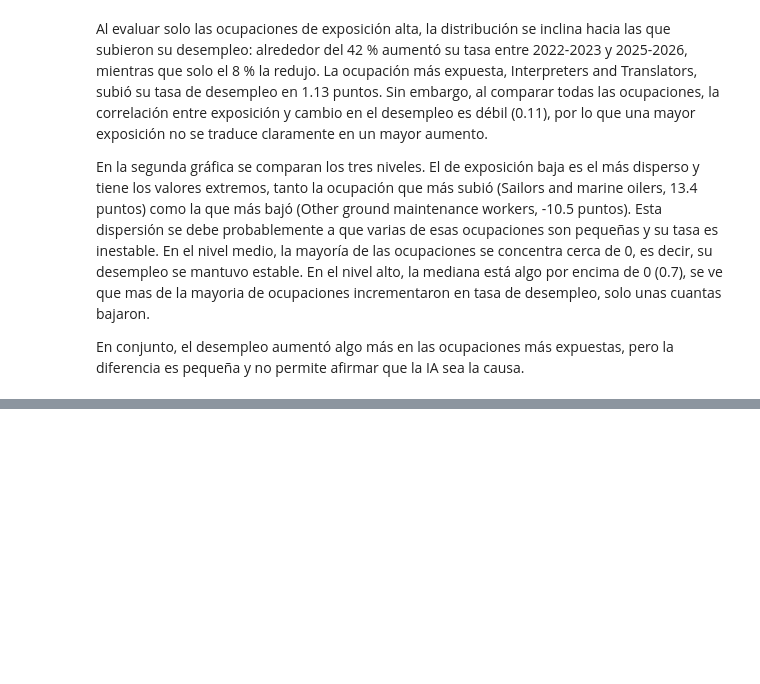
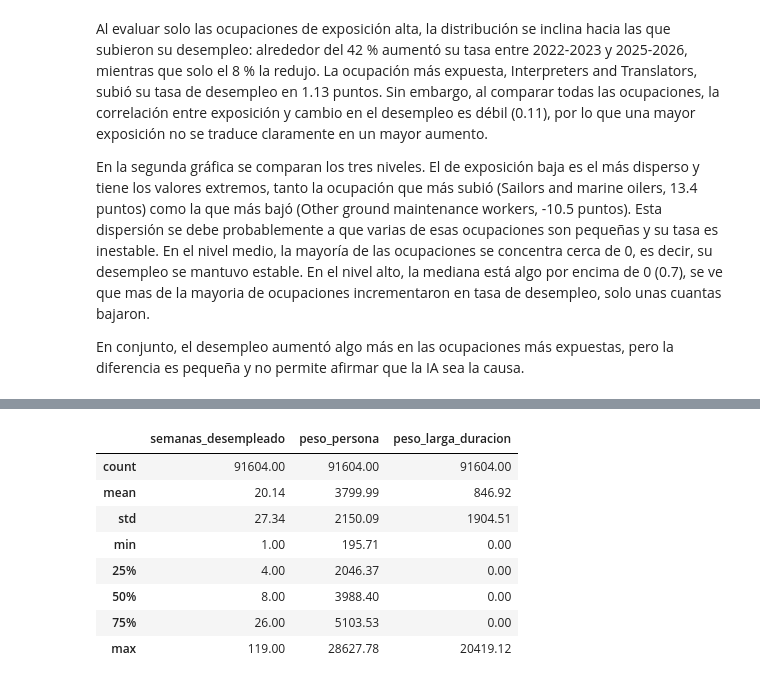
Before and after one commit to DATA-20262-SEC01-G07/Proyecto-2, a Jupyter notebook: notebooks/cargads.ipynb, the cells around one changed output, grey strips where cells are left out. Drawn from its saved outputs; the diff is of its cells as text; code cells hidden in the pictures; blank space fills up the shorter version.

```diff
--- a/notebooks/cargads.ipynb
+++ b/notebooks/cargads.ipynb
@@ -492,0 +539,13 @@ En conjunto, el desempleo aumentó algo más en las ocupaciones más expuestas,
+# %%
+desempleados_duracion["larga_duracion"].value_counts()
+desempleados_duracion[["semanas_desempleado", "peso_persona", "peso_larga_duracion"]].describe().round(2)
+# %% [output]
+|  | semanas_desempleado | peso_persona | peso_larga_duracion |
+| count | 91604.00 | 91604.00 | 91604.00 |
+| mean | 20.14 | 3799.99 | 846.92 |
+| std | 27.34 | 2150.09 | 1904.51 |
+| min | 1.00 | 195.71 | 0.00 |
+| 25% | 4.00 | 2046.37 | 0.00 |
+| 50% | 8.00 | 3988.40 | 0.00 |
+| 75% | 26.00 | 5103.53 | 0.00 |
+| max | 119.00 | 28627.78 | 20419.12 |
```
Also changed, not shown: parts of 20 cells of this notebook.
